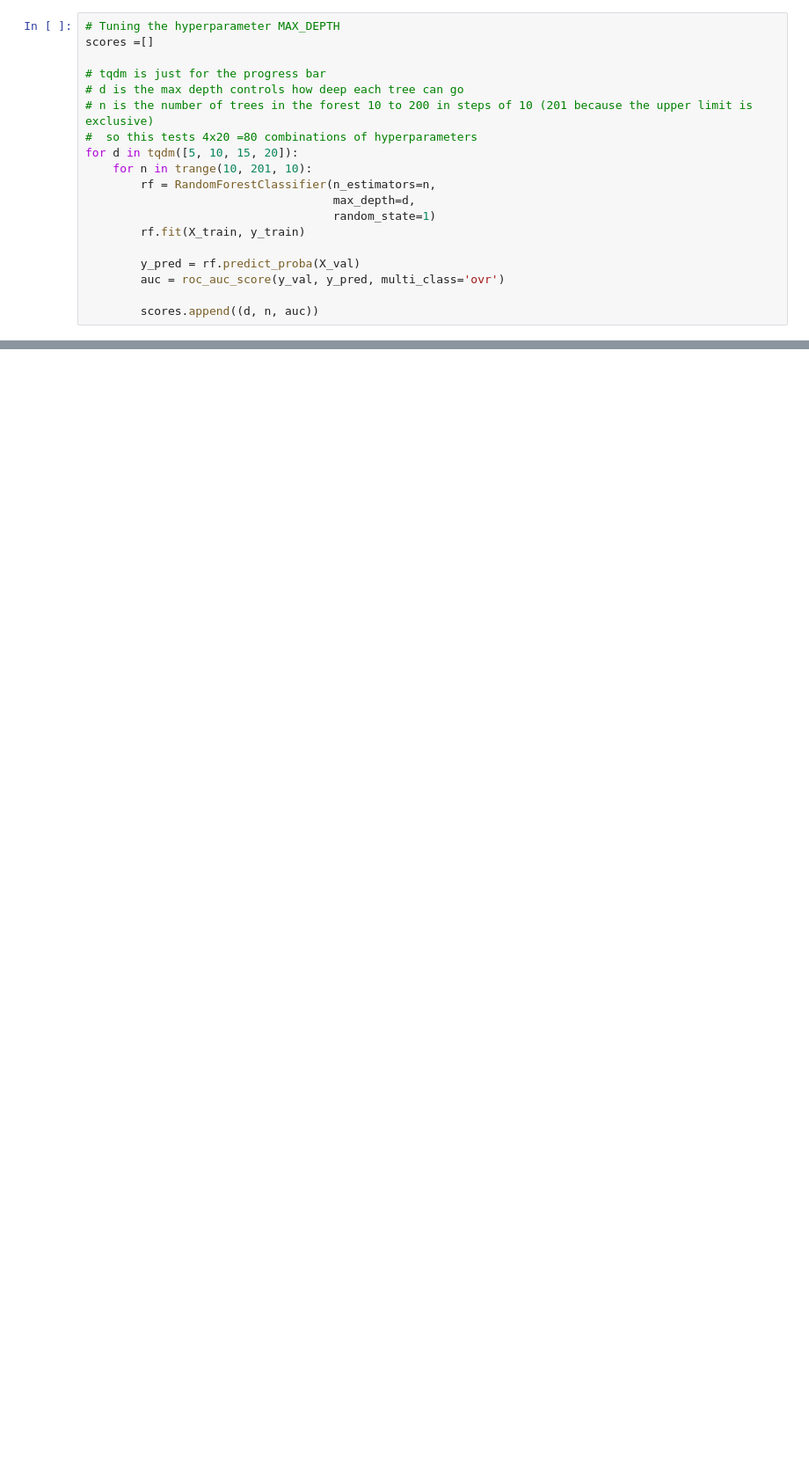
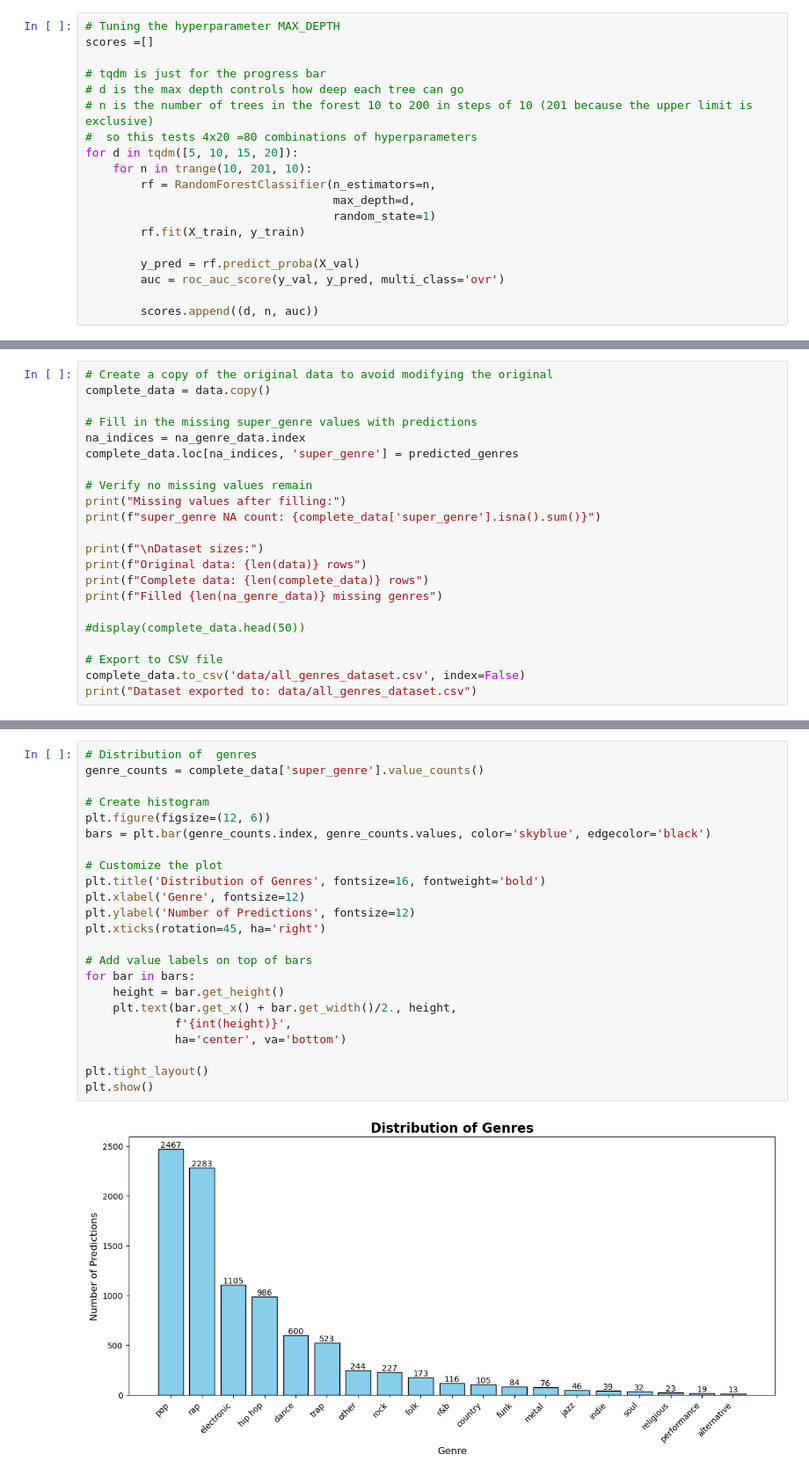
Before and after one commit to mickey59/AML_Spotify, a Jupyter notebook: Working Notebooks/genre_classification.ipynb, the cells around one changed output, grey strips where cells are left out. Shown at 88% size. Drawn from its saved outputs; the diff is of its cells as text; blank space fills up the shorter version.

```diff
--- a/Working Notebooks/genre_classification.ipynb
+++ b/Working Notebooks/genre_classification.ipynb
@@ -349,0 +744,22 @@ Random Forest Classifier AUC score: 0.9222399708069399
+# %%
+# Create a copy of the original data to avoid modifying the original
+complete_data = data.copy()
+
+# Fill in the missing super_genre values with predictions
+na_indices = na_genre_data.index
+complete_data.loc[na_indices, 'super_genre'] = predicted_genres
+
+# Verify no missing values remain
+print("Missing values after filling:")
+print(f"super_genre NA count: {complete_data['super_genre'].isna().sum()}")
+
+print(f"\nDataset sizes:")
+print(f"Original data: {len(data)} rows")
+print(f"Complete data: {len(complete_data)} rows")
+print(f"Filled {len(na_genre_data)} missing genres")
+
+#display(complete_data.head(50))
+
+# Export to CSV file
+complete_data.to_csv('data/all_genres_dataset.csv', index=False)
+print("Dataset exported to: data/all_genres_dataset.csv")
@@ -349,0 +775,25 @@ Random Forest Classifier AUC score: 0.9222399708069399
+# %%
+# Distribution of  genres
+genre_counts = complete_data['super_genre'].value_counts()
+
+# Create histogram
+plt.figure(figsize=(12, 6))
+bars = plt.bar(genre_counts.index, genre_counts.values, color='skyblue', edgecolor='black')
+
+# Customize the plot
+plt.title('Distribution of Genres', fontsize=16, fontweight='bold')
+plt.xlabel('Genre', fontsize=12)
+plt.ylabel('Number of Predictions', fontsize=12)
+plt.xticks(rotation=45, ha='right')
+
+# Add value labels on top of bars
+for bar in bars:
+    height = bar.get_height()
+    plt.text(bar.get_x() + bar.get_width()/2., height,
+             f'{int(height)}',
+             ha='center', va='bottom')
+
+plt.tight_layout()
+plt.show()
+# %% [output]
+[figure, added]
```
Also changed, not shown: parts of 19 cells of this notebook, 2 other files.
